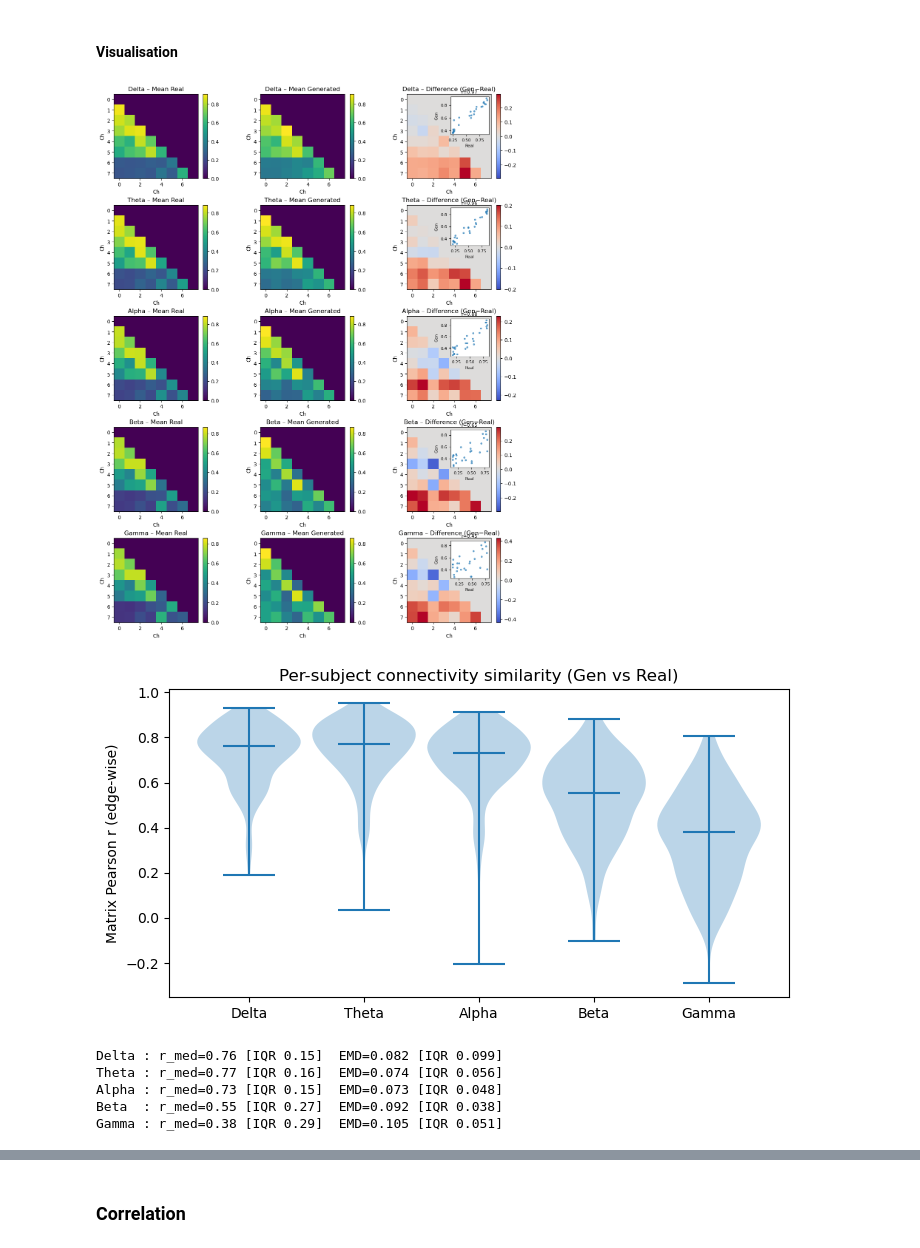
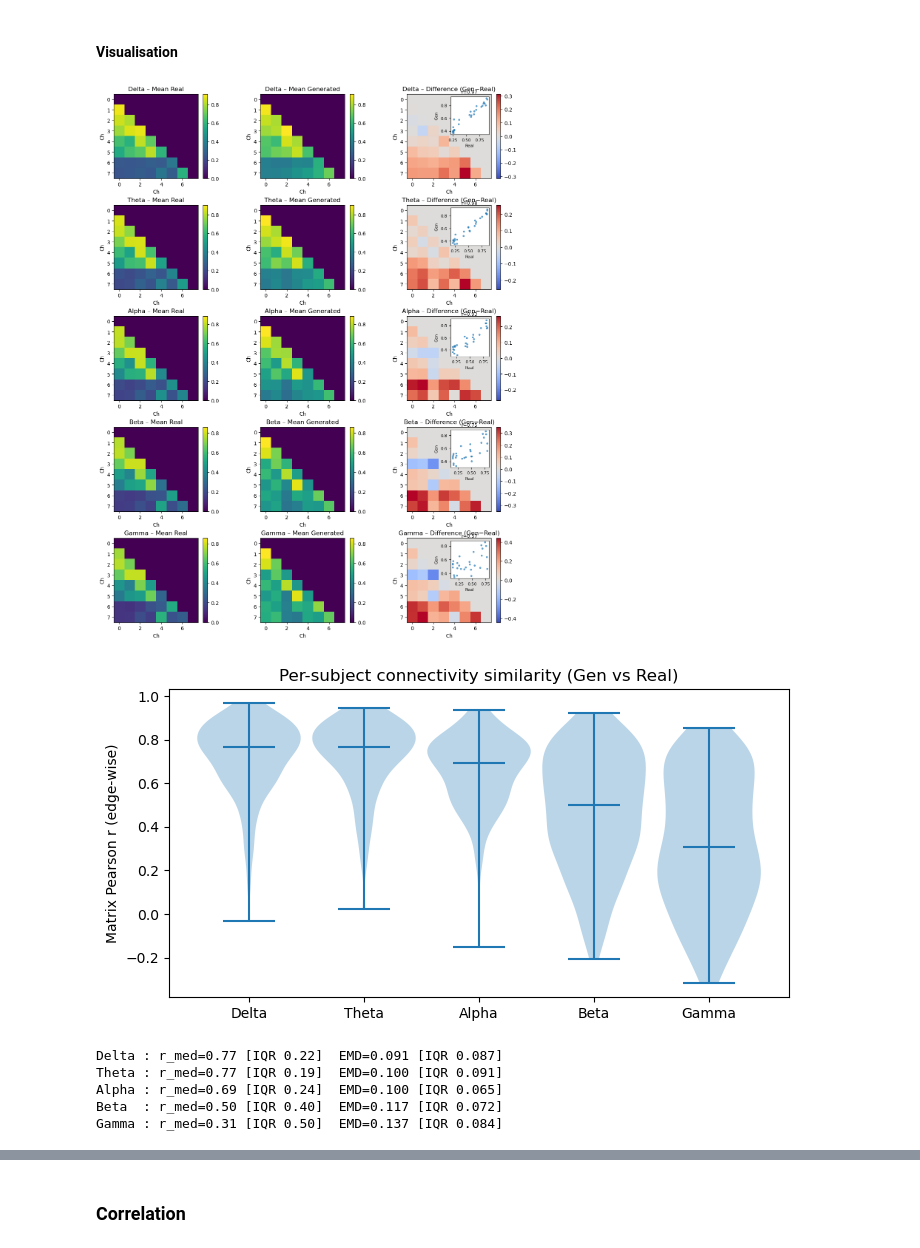
Before and after one commit to Yeganehfrh/EEGModalNet, a Jupyter notebook: notebooks/Supplementary Analysis.ipynb, the cells around one changed output, grey strips where cells are left out. Cells and saved outputs as stored; diff of their text form; code cells hidden in the pictures.

```diff
--- a/notebooks/Supplementary Analysis.ipynb
+++ b/notebooks/Supplementary Analysis.ipynb
@@ -222,7 +222,7 @@ FILTERING = True
 PREPROCESSING = True
 LINE_NOISE_REMOVAL = True
 TIME_DIM = 512
-N_SUBJECTS = 202
+N_SUBJECTS = 20
 EEG_DATA_PATH = 'data/LEMON_data/EC_ch-8_sf-128.nc5'
 CHANNELS = ['O1', 'O2', 'P1', 'P2', 'C1', 'C2', 'F1', 'F2']
 
@@ -401,7 +401,7 @@ def spectral_coonnectivity_subject_wise(x, N_SUBJECTS, fmin, fmax):
     all_conns = np.zeros([N_SUBJECTS, 8, 8, 5])
     x_rev = reverse_segmentation(x, N_SUBJECTS).numpy()
     for i in range(N_SUBJECTS):
-        x_ind = np.array(np.array_split(x_rev[i], 10, axis=1))
+        x_ind = np.array(np.array_split(x_rev[i], 16, axis=1))  # 30 seconds segments
         print(f'>>>>> subject {i+1}')
         cons_ind = spectral_connectivity_time(x_ind, freqs=np.arange(1, 45, 1), method='coh', sfreq=128, n_jobs=1, fmin=fmin, fmax=fmax, verbose=0, average=True, faverage=True)
         all_conns[i, ...] = cons_ind.get_data(output='dense')
@@ -444,6 +444,12 @@ from mpl_toolkits.axes_grid1.inset_locator import inset_axes
 def tri_lower(vec_mat):
     iu = np.tril_indices_from(vec_mat, k=-1)
     return vec_mat[iu]
+
+def safe_pearson(a, b):
+    # returns nan if either vector is constant
+    if np.std(a) == 0 or np.std(b) == 0:
+        return np.nan
+    return pearsonr(a, b).correlation
 
 def band_summaries(r_matrix, wd_matrix):
     # r_matrix, wd_matrix: (n_subj, n_bands)
@@ -469,7 +475,7 @@ for s in range(n_subj):
     for b in range(n_bands):
         vr = tri_lower(real[s, b])
         vg = tri_lower(fake[s, b])
-        r_per_subj[s, b]  = spearmanr(vr, vg).correlation
+        r_per_subj[s, b]  = safe_pearson(vr, vg)
         wd_per_subj[s, b] = wasserstein_distance(vr, vg)
 
 # Summaries
@@ -504,38 +510,38 @@ for b in range(n_bands):
     im2 = axes[b,2].imshow(diff_mat[b], vmin=-dmax, vmax=dmax, cmap='coolwarm')
     axes[b,2].set_title(f"{band_names[b]} – Difference (Gen−Real)")
     axes[b,2].set_xlabel("Ch"); axes[b,2].set_ylabel("Ch")
     fig.colorbar(im2, ax=axes[b,2], fraction=0.046, pad=0.04)
 
     # inset: edge scatter with Spearman r
     ax_in = inset_axes(axes[b,2], width="45%", height="45%", loc='upper right')
     vr = tri_lower(mean_real[b]); vg = tri_lower(mean_fake[b])
     ax_in.scatter(vr, vg, s=8, alpha=0.6)
-    r_ins = spearmanr(vr, vg)
+    r_ins = safe_pearson(vr, vg)
     ax_in.set_title(f"r={np.nan_to_num(r_ins):.2f}", fontsize=9)
     ax_in.set_xlabel("Real", fontsize=8); ax_in.set_ylabel("Gen", fontsize=8)
     ax_in.tick_params(labelsize=8)
 
 plt.show()
 
 # ---------- violins: per-subject matrix correlation (individual differences) ----------
 fig2, ax2 = plt.subplots(figsize=(8, 4))
 # build list of arrays per band (drop nans)
 data_r = [r_per_subj[:, b][~np.isnan(r_per_subj[:, b])] for b in range(n_bands)]
 vp = ax2.violinplot(data_r, showmedians=True, widths=0.9)
 ax2.set_xticks(np.arange(1, n_bands+1)); ax2.set_xticklabels(band_names)
 ax2.set_ylabel("Matrix Pearson r (edge-wise)")
 ax2.set_title("Per-subject connectivity similarity (Gen vs Real)")
 plt.show()
 
 # ---------- print concise summaries for the paper ----------
 for b, name in enumerate(band_names):
     print(f"{name:6s}: r_med={med_r[b]:.2f} [IQR {iqr_r[b]:.2f}]  "
           f"EMD={med_wd[b]:.3f} [IQR {iqr_wd[b]:.3f}]")
 # %% [output]
-[figure, old version]
+[figure, new version]
-[figure, old version]
+[figure, new version]
-Delta : r_med=0.76 [IQR 0.15]  EMD=0.082 [IQR 0.099]
-Theta : r_med=0.77 [IQR 0.16]  EMD=0.074 [IQR 0.056]
-Alpha : r_med=0.73 [IQR 0.15]  EMD=0.073 [IQR 0.048]
-Beta  : r_med=0.55 [IQR 0.27]  EMD=0.092 [IQR 0.038]
-Gamma : r_med=0.38 [IQR 0.29]  EMD=0.105 [IQR 0.051]
+Delta : r_med=0.77 [IQR 0.22]  EMD=0.091 [IQR 0.087]
+Theta : r_med=0.77 [IQR 0.19]  EMD=0.100 [IQR 0.091]
+Alpha : r_med=0.69 [IQR 0.24]  EMD=0.100 [IQR 0.065]
+Beta  : r_med=0.50 [IQR 0.40]  EMD=0.117 [IQR 0.072]
+Gamma : r_med=0.31 [IQR 0.50]  EMD=0.137 [IQR 0.084]
```
Also changed, not shown: parts of 3 cells of this notebook.
